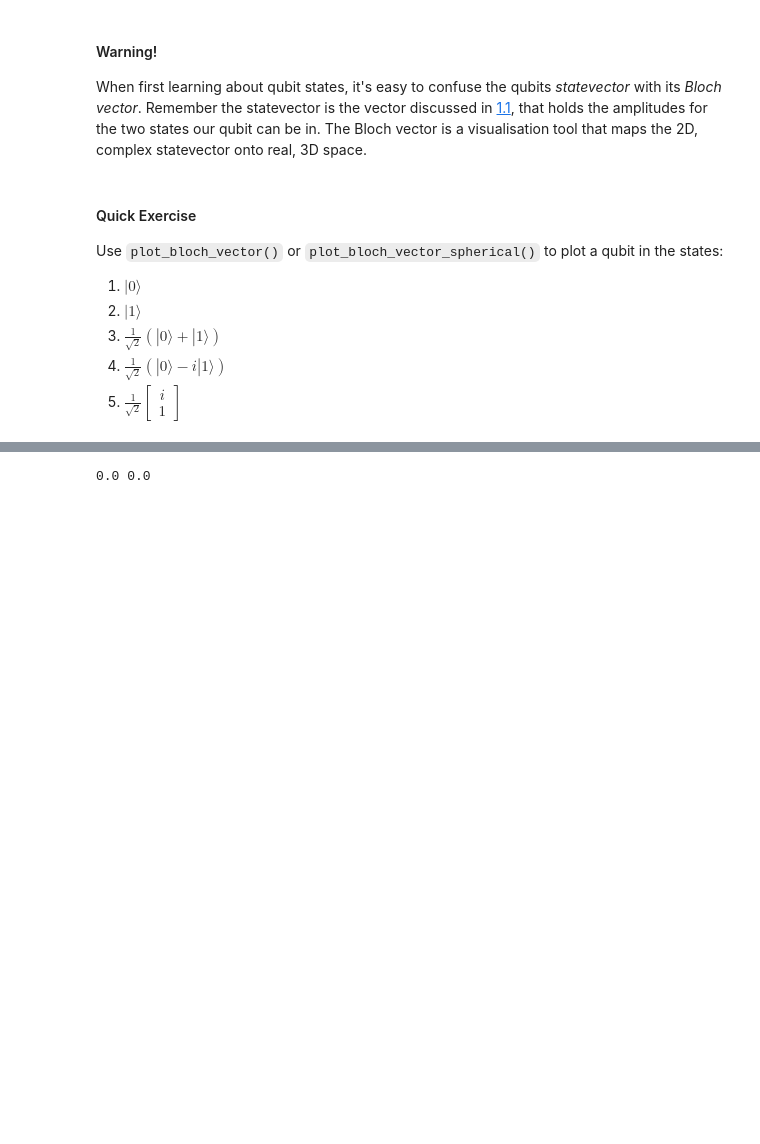
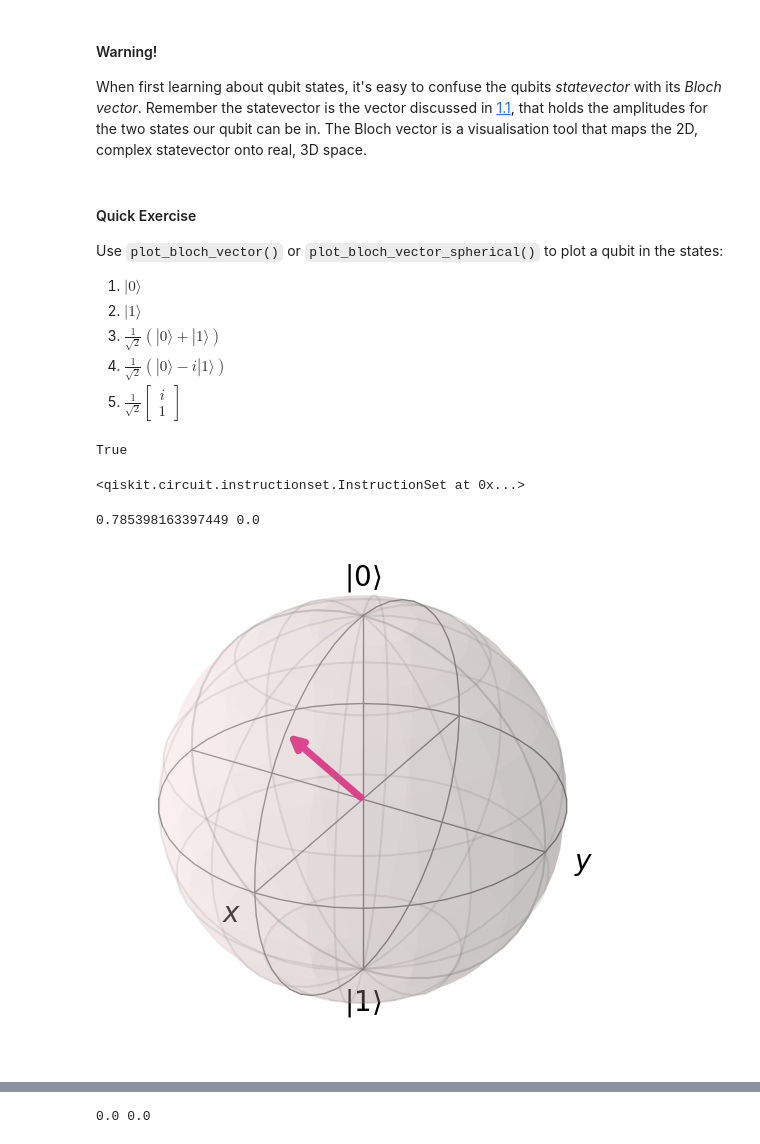
Before and after one commit to yuttai/qiskit-textbook, a Jupyter notebook: content/ch-states/representing-qubit-states.ipynb, the cells around one changed output, grey strips where cells are left out. Cells and saved outputs as stored; diff of their text form; code cells hidden in the pictures; blank space fills up the shorter version.

Commit message:
representing-qubit-states.ipynb Update states related to H-gate...

```diff
--- a/content/ch-states/representing-qubit-states.ipynb
+++ b/content/ch-states/representing-qubit-states.ipynb
@@ -503,3 +503,19 @@ def plot_statevector(α, β) -> None:
     print(θ, φ)
     from IPython.display import display
     display(plot_bloch_vector_spherical([θ, φ, 1]))
+# %%
+(sqrt(2) + 1) ** 2 + 1 ** 2 == 1 + 2 + 2 * sqrt(2) + 1 == 4 + 2 * sqrt(2)
+# %% [output]
+True
+# %%
+qc = QuantumCircuit(1) # Must redefine qc
+qc.initialize([(sqrt(2) + 1) / sqrt(4 + 2 * sqrt(2)), 1 / sqrt(4 + 2 * sqrt(2))], 0) # Initialize the 0th qubit in the state `initial_state`
+# %% [output]
+<qiskit.circuit.instructionset.InstructionSet at 0x...>
+# %%
+plot_statevector(
+    (sqrt(2) + 1) / sqrt(4 + 2 * sqrt(2)),
+    1 / sqrt(4 + 2 * sqrt(2)))
+# %% [output]
+0.785398163397449 0.0
+[figure, added]
```
Also changed, not shown: parts of 3 cells of this notebook.
